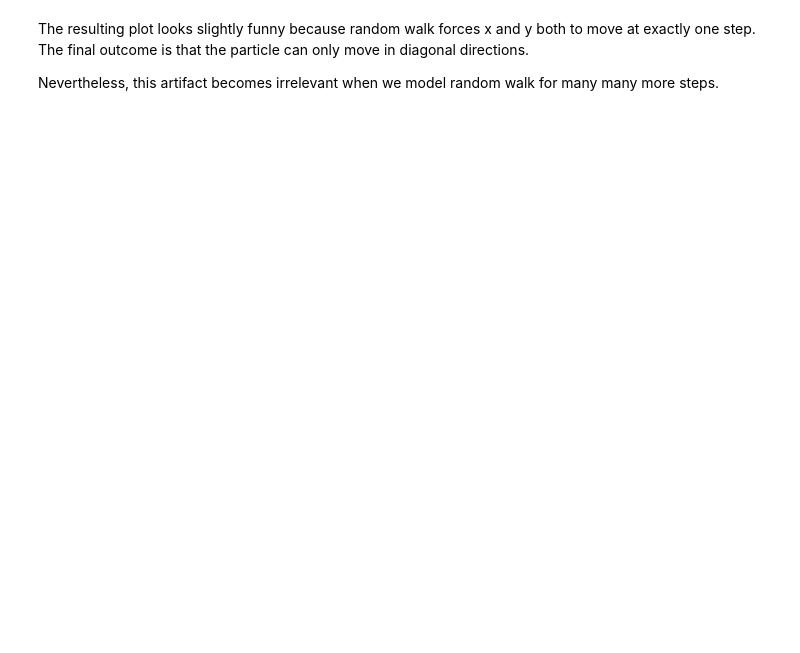
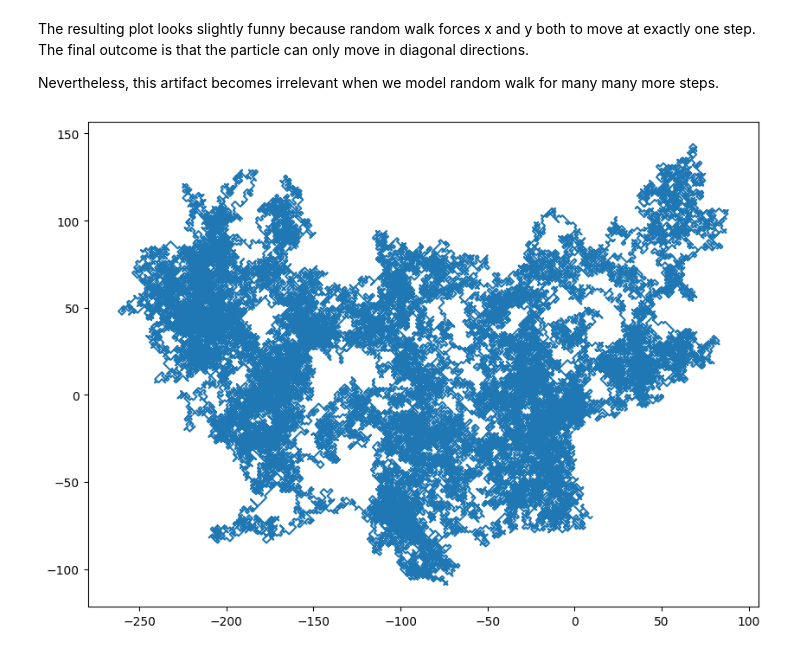
Before and after one commit to hannahgruber/phys305, a Jupyter notebook: docs/18/notes.ipynb, the cells around one changed output. Drawn from its saved outputs; the diff is of its cells as text; code cells hidden in the pictures; blank space fills up the shorter version.

```diff
--- a/docs/18/notes.ipynb
+++ b/docs/18/notes.ipynb
@@ -563,7 +651,9 @@ Nevertheless, this artifact becomes irrelevant when we model random walk for man
 # %%
 X = randomwalk(100000)
 Y = randomwalk(100000)
 
-plt.figure(figsize=(12,12))
+plt.figure(figsize=(10,10))
 plt.plot(X, Y)
 plt.gca().set_aspect('equal')
+# %% [output]
+[figure, added]
```
Also changed, not shown: parts of 25 cells of this notebook, 1 other file.
